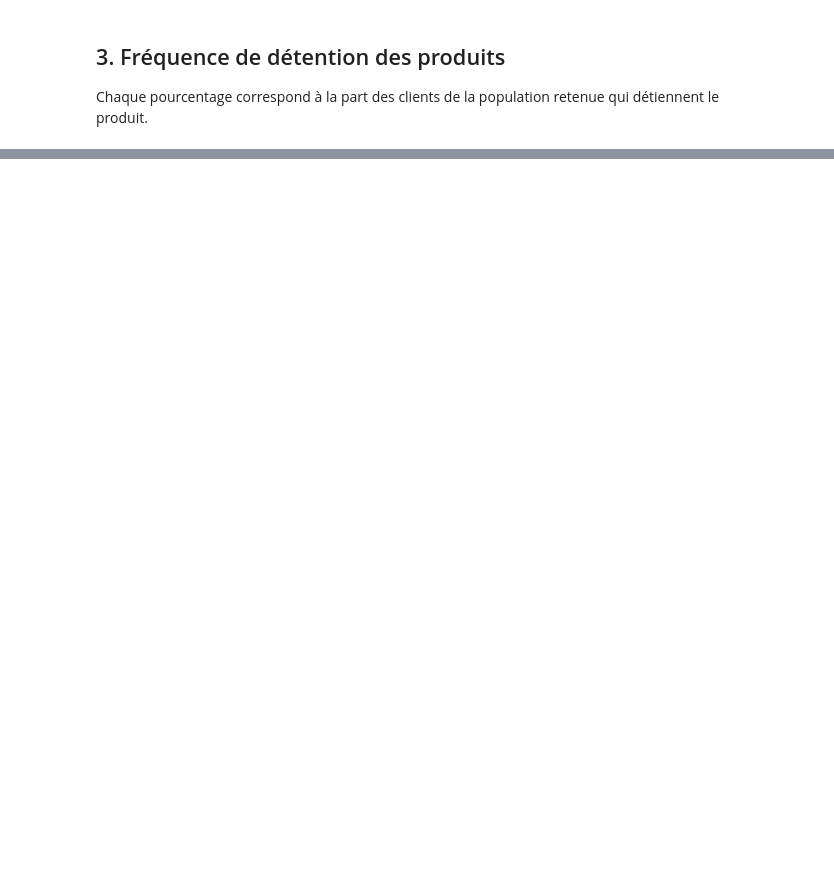
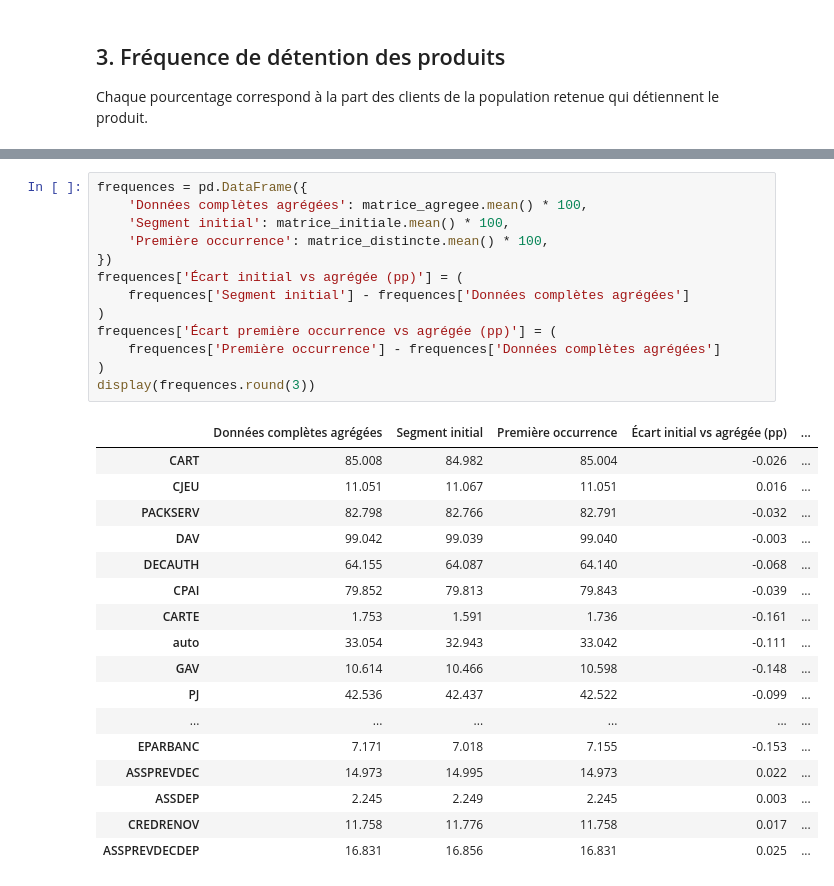
Before and after one commit to sebaarayacastro1/projet-data-mining, a Jupyter notebook: notebooks/02_preparation_donnees.ipynb, the cells around one changed output, grey strips where cells are left out. Cells and saved outputs as stored; diff of their text form; blank space fills up the shorter version.

```diff
--- a/notebooks/02_preparation_donnees.ipynb
+++ b/notebooks/02_preparation_donnees.ipynb
@@ -172,0 +122,31 @@ L'analyse portera particulièrement sur les produits d'assurance et d'épargne,
+# %%
+frequences = pd.DataFrame({
+    'Données complètes agrégées': matrice_agregee.mean() * 100,
+    'Segment initial': matrice_initiale.mean() * 100,
+    'Première occurrence': matrice_distincte.mean() * 100,
+})
+frequences['Écart initial vs agrégée (pp)'] = (
+    frequences['Segment initial'] - frequences['Données complètes agrégées']
+)
+frequences['Écart première occurrence vs agrégée (pp)'] = (
+    frequences['Première occurrence'] - frequences['Données complètes agrégées']
+)
+display(frequences.round(3))
+# %% [output]
+|  | Données complètes agrégées | Segment initial | Première occurrence | Écart initial vs agrégée (pp) | ... |
+| CART | 85.008 | 84.982 | 85.004 | -0.026 | ... |
+| CJEU | 11.051 | 11.067 | 11.051 | 0.016 | ... |
+| PACKSERV | 82.798 | 82.766 | 82.791 | -0.032 | ... |
+| DAV | 99.042 | 99.039 | 99.040 | -0.003 | ... |
+| DECAUTH | 64.155 | 64.087 | 64.140 | -0.068 | ... |
+| CPAI | 79.852 | 79.813 | 79.843 | -0.039 | ... |
+| CARTE | 1.753 | 1.591 | 1.736 | -0.161 | ... |
+| auto | 33.054 | 32.943 | 33.042 | -0.111 | ... |
+| GAV | 10.614 | 10.466 | 10.598 | -0.148 | ... |
+| PJ | 42.536 | 42.437 | 42.522 | -0.099 | ... |
+| ... | ... | ... | ... | ... | ... |
+| EPARBANC | 7.171 | 7.018 | 7.155 | -0.153 | ... |
+| ASSPREVDEC | 14.973 | 14.995 | 14.973 | 0.022 | ... |
+| ASSDEP | 2.245 | 2.249 | 2.245 | 0.003 | ... |
+| CREDRENOV | 11.758 | 11.776 | 11.758 | 0.017 | ... |
+| ASSPREVDECDEP | 16.831 | 16.856 | 16.831 | 0.025 | ... |
```
Also changed, not shown: parts of 12 cells of this notebook, 3 other files.
